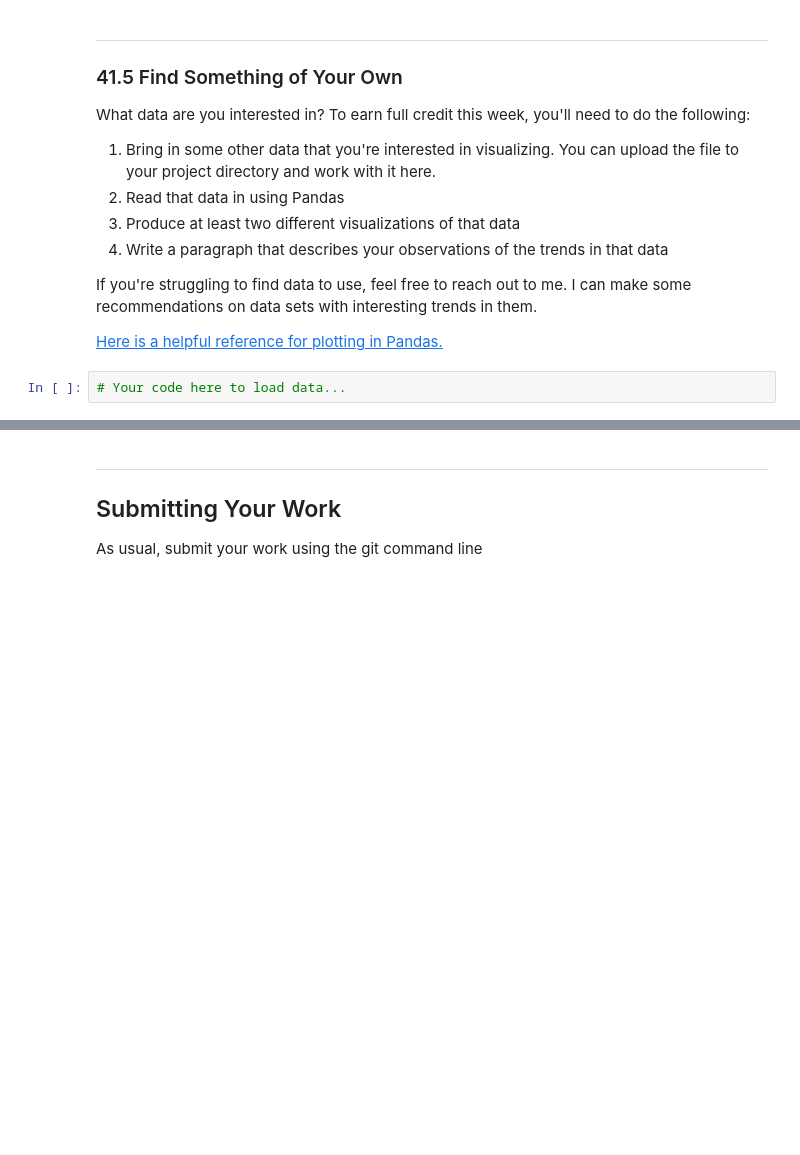
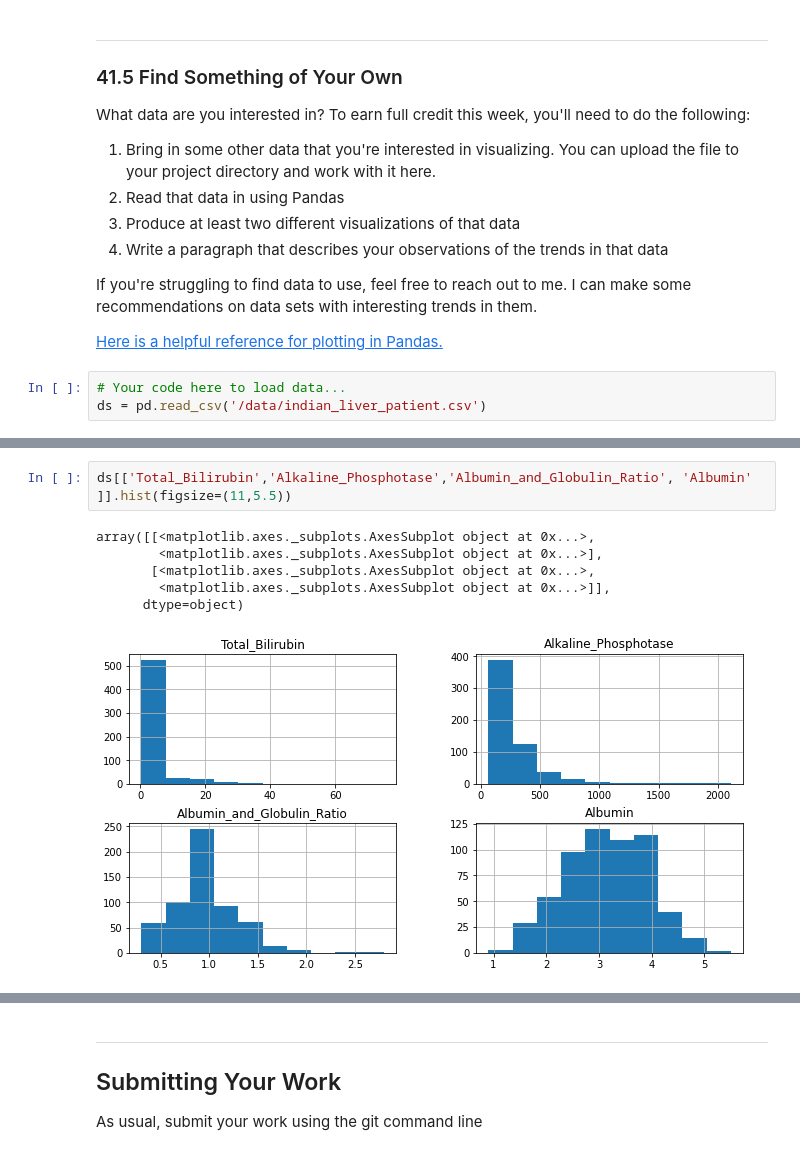
Before and after one commit to athangallapelli/hds5210-2022, a Jupyter notebook: week09/week09_assignment_2.ipynb, the cells around one changed output, grey strips where cells are left out. Saved outputs shown, nothing was run; the diff lists cells and outputs as text; blank space fills up the shorter version.

```diff
--- a/week09/week09_assignment_2.ipynb
+++ b/week09/week09_assignment_2.ipynb
@@ -222,3 +228,4 @@ If you're struggling to find data to use, feel free to reach out to me.  I can m
 [Here is a helpful reference for plotting in Pandas.](https://pandas.pydata.org/pandas-docs/stable/user_guide/visualization.html)
 # %%
 # Your code here to load data...
+ds = pd.read_csv('/data/indian_liver_patient.csv')
@@ -225 +280,10 @@ If you're struggling to find data to use, feel free to reach out to me.  I can m
+# %%
+ds[['Total_Bilirubin','Alkaline_Phosphotase','Albumin_and_Globulin_Ratio', 'Albumin' ]].hist(figsize=(11,5.5))
+# %% [output]
+array([[<matplotlib.axes._subplots.AxesSubplot object at 0x...>,
+        <matplotlib.axes._subplots.AxesSubplot object at 0x...>],
+       [<matplotlib.axes._subplots.AxesSubplot object at 0x...>,
+        <matplotlib.axes._subplots.AxesSubplot object at 0x...>]],
+      dtype=object)
+[figure, added]
 # %%
```
Also changed, not shown: parts of 22 cells of this notebook.
